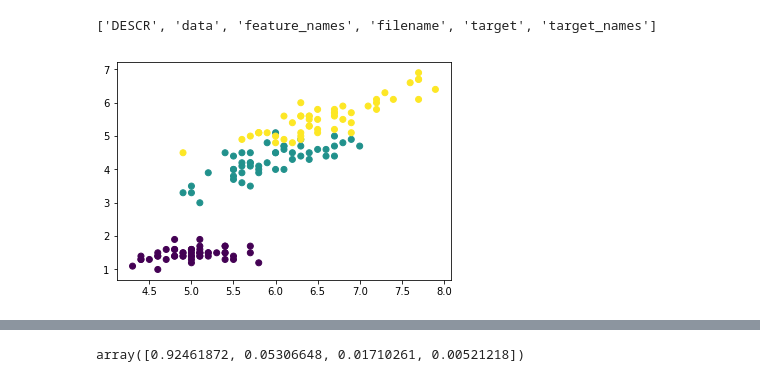
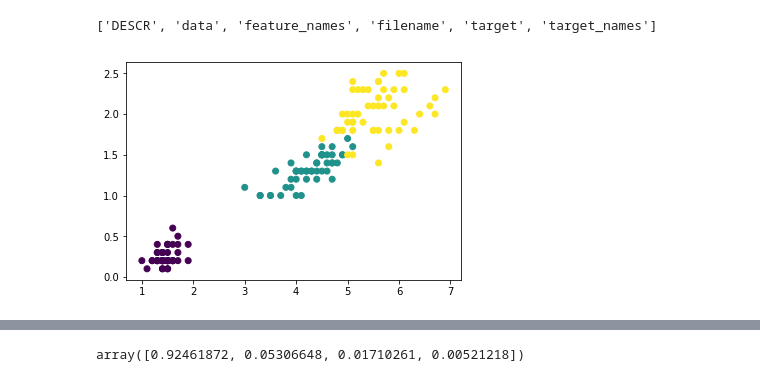
Before and after one commit to berksalmanoglu/CMPE407, a Jupyter notebook: 09-Unsupervised Learning/09-KMeans Clustering.ipynb, the cells around one changed output, grey strips where cells are left out. Drawn from its saved outputs; the diff is of its cells as text; code cells hidden in the pictures.

```diff
--- a/09-Unsupervised Learning/09-KMeans Clustering.ipynb
+++ b/09-Unsupervised Learning/09-KMeans Clustering.ipynb
@@ -13,14 +13,14 @@ print(dir(iris_df))
 ['DESCR', 'data', 'feature_names', 'filename', 'target', 'target_names']
 # %%
 # Dataset Slicing
-x_axis = iris_df.data[:, 0]  # Sepal Length
-y_axis = iris_df.data[:, 2]  # Sepal Width
+x_axis = iris_df.data[:, 2]  # Petal Length
+y_axis = iris_df.data[:, 3]  # Petal Width
 
 # Plotting
 plt.scatter(x_axis, y_axis, c=iris_df.target)
 plt.show()
 # %% [output]
-[figure, old version]
+[figure, new version]
 # %%
 # Any features strongly correlated?
 from sklearn.model_selection import train_test_split
```
Also changed, not shown: parts of 4 cells of this notebook.
